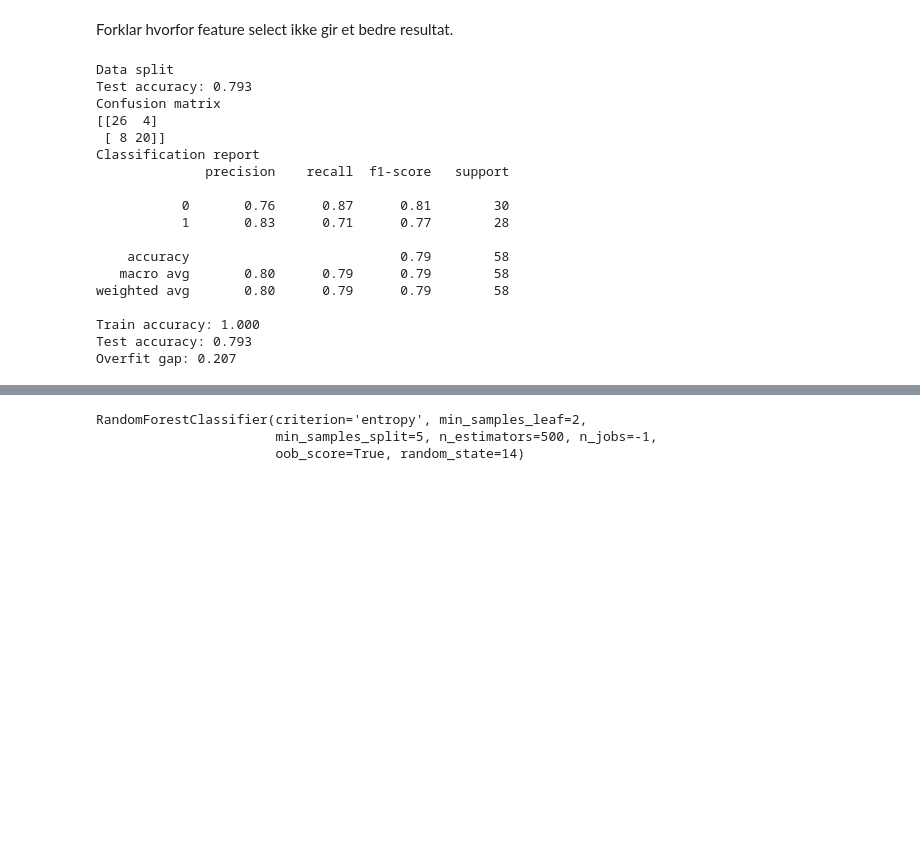
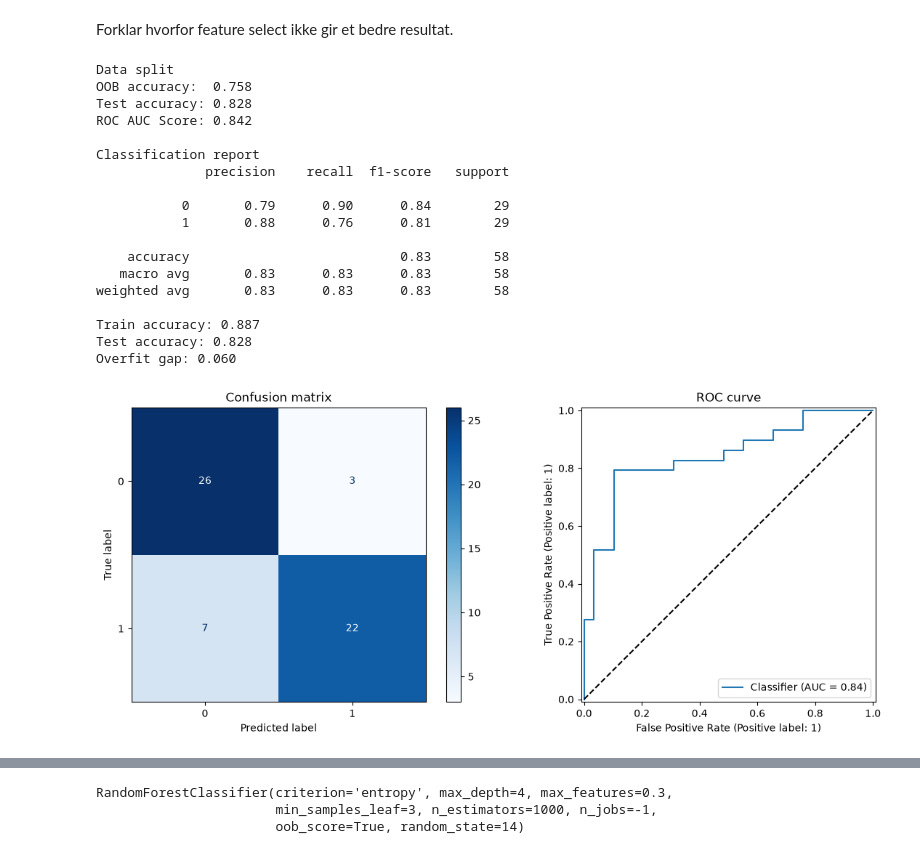
Before and after one commit to aaamainorg/dat540-group1, a Jupyter notebook: random_forrest.ipynb, the cells around one changed output, grey strips where cells are left out. Cells and saved outputs as stored; diff of their text form; code cells hidden in the pictures; blank space fills up the shorter version.

```diff
--- a/random_forrest.ipynb
+++ b/random_forrest.ipynb
@@ -518,28 +371,78 @@ Overfit gap: 0.207
 # %% [markdown]
 Forklar hvorfor feature select ikke gir et bedre resultat.
 # %%
-rf = RandomForrest(random_state = 14, test_size = 0.2) # Initiate RandomForrest with test_size = 0.3
+"""
+Selecting FEATURE and calling the RandomForrest class for training
+"""
+
+
+FEATURES_FIRST_DRAFT = [
+                    "Age",
+                    "Body Mass Index (BMI)",
+                    "Total Body Fat Ratio (TBFR) (%)",
+                    "Visceral Fat Rating (VFR)",
+                    "Visceral Fat Area (VFA)",
+                    "Glucose",
+                    "Total Cholesterol (TC)",
+                    "Low Density Lipoprotein (LDL)",
+                    "High Density Lipoprotein (HDL)",
+                    "Triglyceride",
+                    "Vitamin D"
+                ]
+PREFERED_FEATURES_13 = [
+                    'Vitamin D',
+                    'C-Reactive Protein (CRP)',
+                    'Total Body Fat Ratio (TBFR) (%)',
+                    'Bone Mass (BM)',
+                    'Hemoglobin (HGB)',
+                    "Extracellular Fluid/Total Body Water (ECF/TBW)",
+                    'Hyperlipidemia',
+                    'Gender',
+                    'High Density Lipoprotein (HDL)',
+                    'Aspartat Aminotransferaz (AST)',
+                    'Creatinine',
+                    'Alkaline Phosphatase (ALP)',
+                    'Diabetes Mellitus (DM)'
+                ]
+
+target = "Gallstone Status"
+
+feature_select = 3
+match feature_select:
+    case 1:
+        self.df = DataLoader().get_data()
+        FEATURES = self.df.drop(columns=[target])
+        #FEATURES = self.df.drop(columns=[target]).columns.tolist()
+    case 2:
+        FEATURES = FEATURES_FIRST_DRAFT
+    case 3:
+        FEATURES = PREFERED_FEATURES_13
+
+
+
+rf = RandomForrest(random_state = 14, test_size = 0.2, target = target, features = FEATURES) # Initiate RandomForrest with test_size = 0.3
 rf.train_model() # Calling train_model with params
 # rf.train_model(n_estimators = 500, max_features = "sqrt", max_depth = None,
             # min_samples_leaf = 2, criterion = "entropy", random_state  = 14,
             # min_samples_split = 5
             # ) # Trying different params to see if it improves accuracy
 # %% [output]
 Data split
-Test accuracy: 0.793
-Confusion matrix
-[[26  4]
- [ 8 20]]
+OOB accuracy:  0.758
+Test accuracy: 0.828
+ROC AUC Score: 0.842
+
 Classification report
               precision    recall  f1-score   support
 
-           0       0.76      0.87      0.81        30
-           1       0.83      0.71      0.77        28
+           0       0.79      0.90      0.84        29
+           1       0.88      0.76      0.81        29
 
-    accuracy                           0.79        58
-   macro avg       0.80      0.79      0.79        58
-weighted avg       0.80      0.79      0.79        58
+    accuracy                           0.83        58
+   macro avg       0.83      0.83      0.83        58
+weighted avg       0.83      0.83      0.83        58
 
-Train accuracy: 1.000
-Test accuracy: 0.793
-Overfit gap: 0.207
+Train accuracy: 0.887
+Test accuracy: 0.828
+Overfit gap: 0.060
+[figure, added]
@@ -546,3 +450,3 @@ Overfit gap: 0.207
-RandomForestClassifier(criterion='entropy', min_samples_leaf=2,
-                       min_samples_split=5, n_estimators=500, n_jobs=-1,
+RandomForestClassifier(criterion='entropy', max_depth=4, max_features=0.3,
+                       min_samples_leaf=3, n_estimators=1000, n_jobs=-1,
                        oob_score=True, random_state=14)
```
Also changed, not shown: parts of 12 cells of this notebook.
